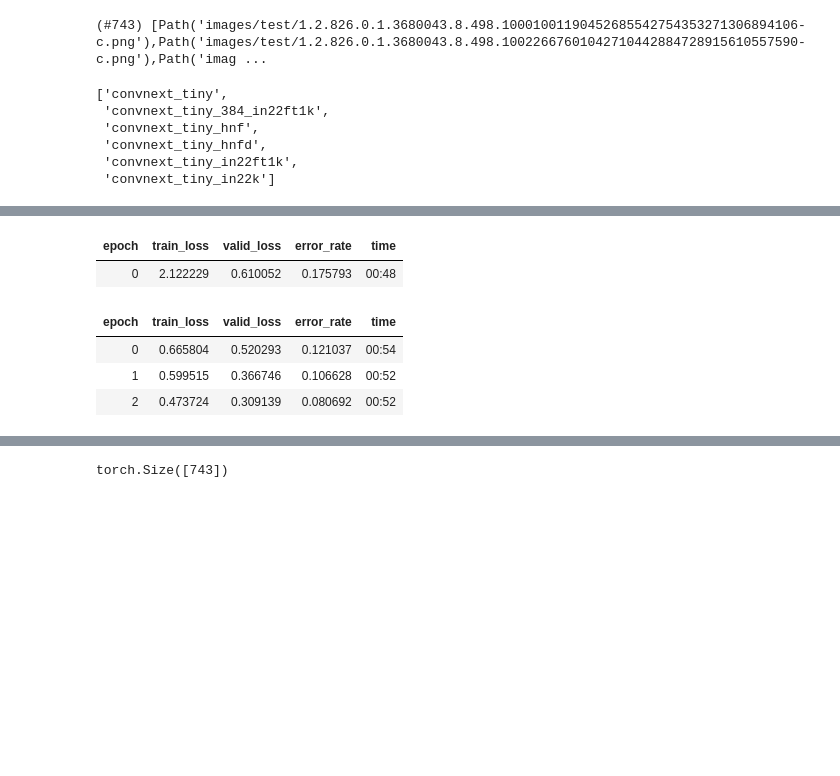
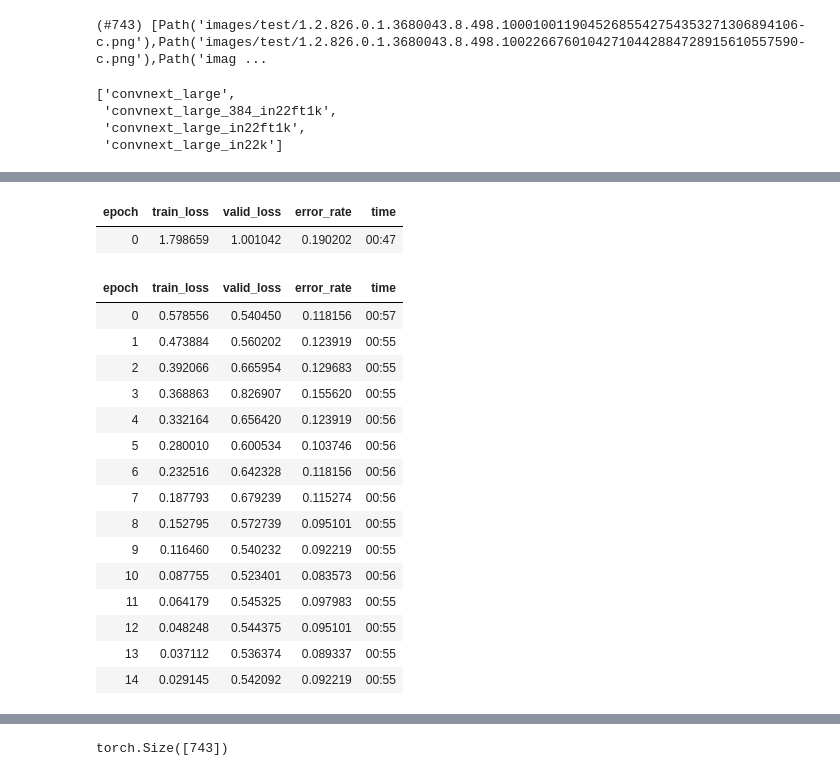
Before and after one commit to LunchWithaLens/unifesp-fastai, a Jupyter notebook: UNIFESP Largex3.ipynb, the cells around one changed output, grey strips where cells are left out. Saved outputs shown, nothing was run; the diff lists cells and outputs as text; code cells hidden in the pictures; blank space fills up the shorter version.

```diff
--- a/UNIFESP Largex3.ipynb
+++ b/UNIFESP Largex3.ipynb
@@ -110,8 +110,8 @@ Split the 2nd column on space, so the categories have their own columns.  Then j
 from fastai.vision.all import *
 from fastcore.parallel import *
 # %%
-path = Path('images')
-trn_path= path/'train'
-tst_files = get_image_files('test').sorted()
+path = Path()
+trn_path= 'images/train'
+tst_files = get_image_files('images/test').sorted()
 # %%
 ImageDataLoaders.from_csv??
@@ -127,20 +145,18 @@ def train(desc, arch, item, batch, accum=False):
     dls = ImageDataLoaders.from_csv(path, csv_fname='train2_df.csv', fn_col=-1, label_col=1, valid_pct=0.2, item_tfms=item, batch_tfms=batch, **kwargs)
     cbs = GradientAccumulation(2) if accum else []
     learn = vision_learner(dls, arch, metrics=error_rate, cbs=cbs).to_fp16()
-    learn.fine_tune(3, 0.01)
+    learn.fine_tune(15, 0.01)
     tta_res.append(learn.tta(dl=dls.test_dl(tst_files)))
     learn.export(f'{arch}_{desc}')
 # %%
-timm.list_models("convnext_tiny*")
+timm.list_models("convnext_large*")
 # %% [output]
-['convnext_tiny',
- 'convnext_tiny_384_in22ft1k',
- 'convnext_tiny_hnf',
- 'convnext_tiny_hnfd',
- 'convnext_tiny_in22ft1k',
- 'convnext_tiny_in22k']
+['convnext_large',
+ 'convnext_large_384_in22ft1k',
+ 'convnext_large_in22ft1k',
+ 'convnext_large_in22k']
 # %%
 arch = ("convnext_large_in22k")
 # %%
-train('Convnext', arch, item=Resize(240, method='squish'), batch=aug_transforms(size=224), accum=False)
+train('Convnext', arch, item=Resize(160, method='squish'), batch=aug_transforms(size=224), accum=False)
 # %% [output]
@@ -148,9 +164,21 @@ Downloading: "https://dl.fbaipublicfiles.com/convnext/convnext_tiny_22k_224.pth"
 | epoch | train_loss | valid_loss | error_rate | time |
-| 0 | 2.122229 | 0.610052 | 0.175793 | 00:48 |
+| 0 | 1.798659 | 1.001042 | 0.190202 | 00:47 |
 | epoch | train_loss | valid_loss | error_rate | time |
-| 0 | 0.665804 | 0.520293 | 0.121037 | 00:54 |
-| 1 | 0.599515 | 0.366746 | 0.106628 | 00:52 |
-| 2 | 0.473724 | 0.309139 | 0.080692 | 00:52 |
+| 0 | 0.578556 | 0.540450 | 0.118156 | 00:57 |
+| 1 | 0.473884 | 0.560202 | 0.123919 | 00:55 |
+| 2 | 0.392066 | 0.665954 | 0.129683 | 00:55 |
+| 3 | 0.368863 | 0.826907 | 0.155620 | 00:55 |
+| 4 | 0.332164 | 0.656420 | 0.123919 | 00:56 |
+| 5 | 0.280010 | 0.600534 | 0.103746 | 00:56 |
+| 6 | 0.232516 | 0.642328 | 0.118156 | 00:56 |
+| 7 | 0.187793 | 0.679239 | 0.115274 | 00:56 |
+| 8 | 0.152795 | 0.572739 | 0.095101 | 00:55 |
+| 9 | 0.116460 | 0.540232 | 0.092219 | 00:55 |
+| 10 | 0.087755 | 0.523401 | 0.083573 | 00:56 |
+| 11 | 0.064179 | 0.545325 | 0.097983 | 00:55 |
+| 12 | 0.048248 | 0.544375 | 0.095101 | 00:55 |
+| 13 | 0.037112 | 0.536374 | 0.089337 | 00:55 |
+| 14 | 0.029145 | 0.542092 | 0.092219 | 00:55 |
 [interactive output not drawn]
 [interactive output not drawn]
 # %%
```
Also changed, not shown: parts of 9 cells of this notebook, 1 other file.
